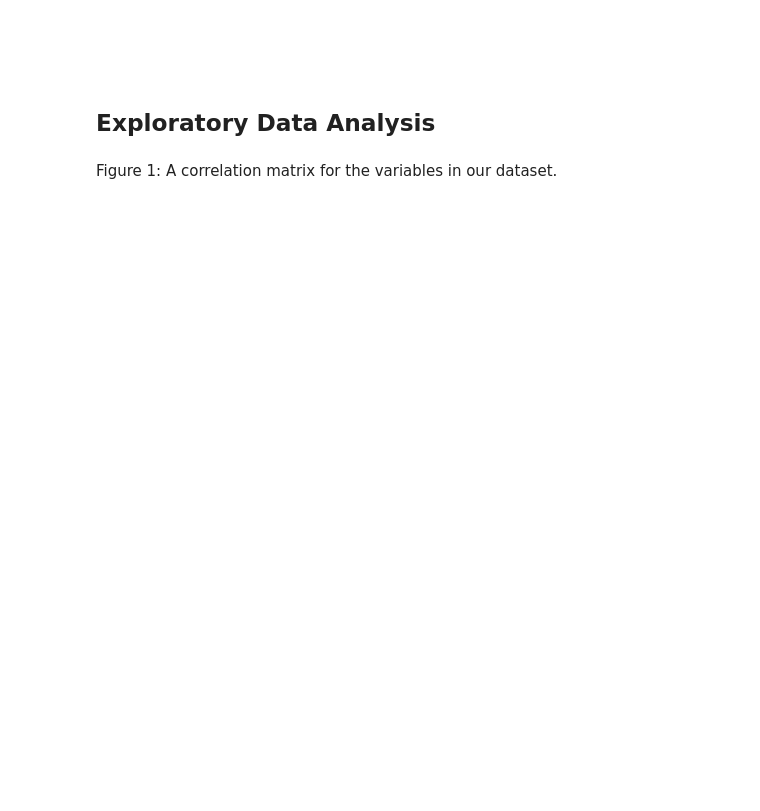
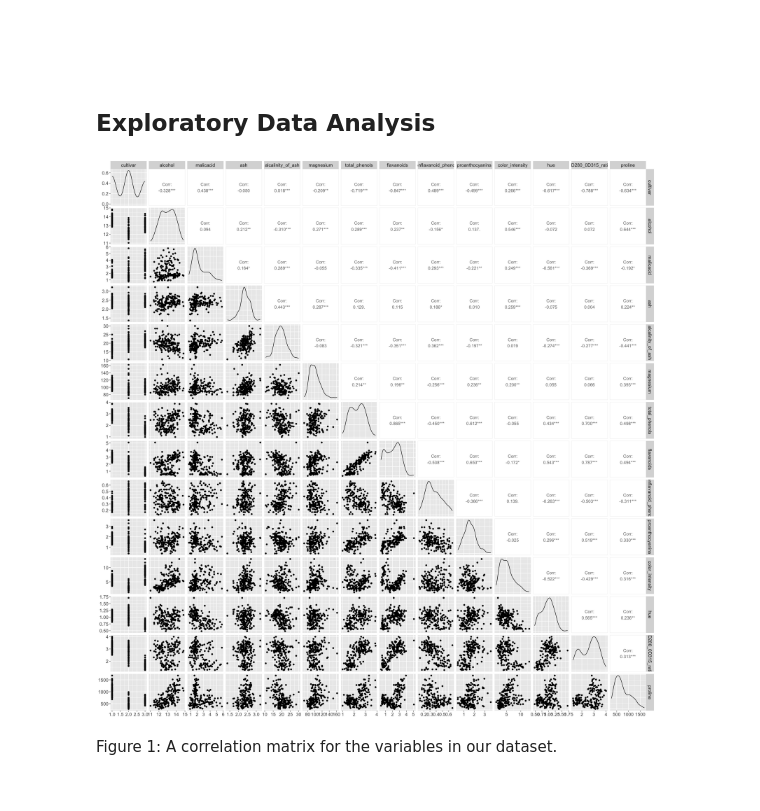
Before and after one commit to DSCI-310-2024/dsci-310_group-5_predicting-wine-cultivars, a Jupyter notebook: analysis/predicting_wine_cultivars.ipynb, the cells around one changed output. Drawn from its saved outputs; the diff is of its cells as text; code cells hidden in the pictures; blank space fills up the shorter version.

```diff
--- a/analysis/predicting_wine_cultivars.ipynb
+++ b/analysis/predicting_wine_cultivars.ipynb
@@ -66,15 +82,17 @@ colnames(raw_data) <- col_names
 ## Exploratory Data Analysis
 # %%
 # EDA: use a plot to see the relationships between variables
-options(repr.plot.width = 12, repr.plot.height = 30) # format the any visualizations to be easily viewable
+options(repr.plot.width = 20, repr.plot.height = 20) # format the any visualizations to be easily viewable
 pairplots <- raw_data %>%
   ggpairs(progress = FALSE) +
   theme(
     text = element_text(size = 15),
     plot.title = element_text(face = "bold"),
     axis.title = element_text(face = "bold")
   )
 pairplots
+# %% [output]
+[figure, added]
 # %% [markdown]
 Figure 1: A correlation matrix for the variables in our dataset.
 
```
Also changed, not shown: parts of 13 cells of this notebook.
